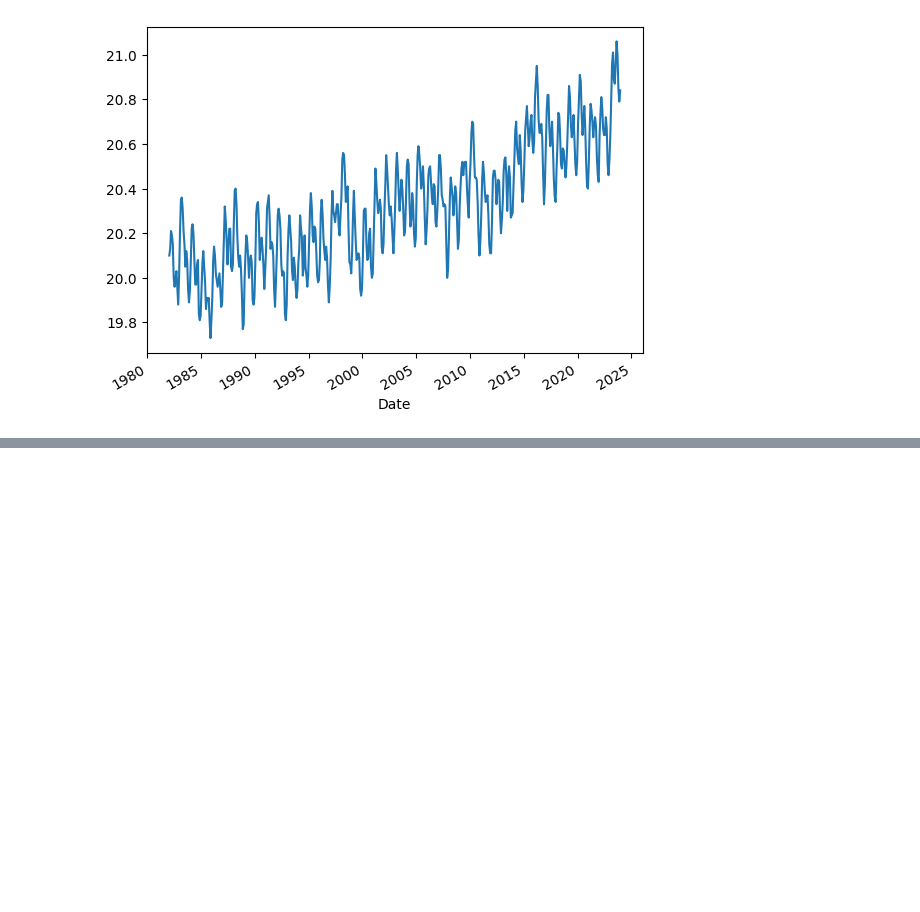
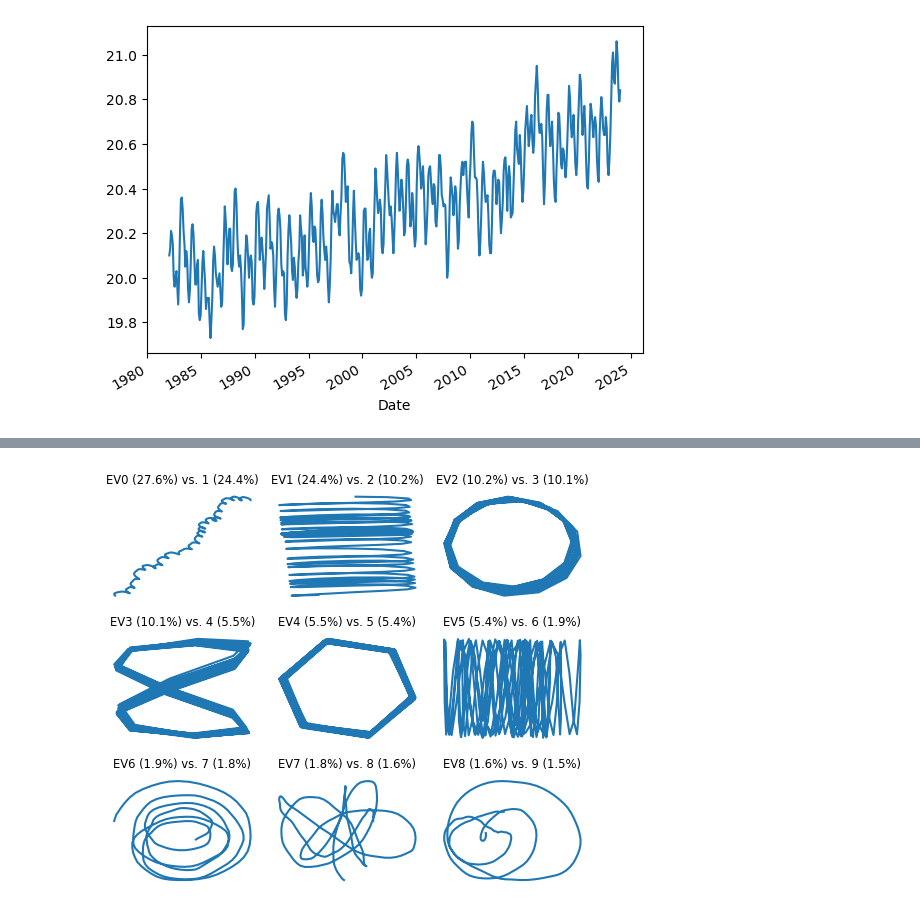
Before and after one commit to ADSCIAN/ssalib, a Jupyter notebook: notebooks/02_ssa_plotting_guide.ipynb, the cells around one changed output, grey strips where cells are left out. Cells and saved outputs as stored; diff of their text form; code cells hidden in the pictures; blank space fills up the shorter version.

```diff
--- a/notebooks/02_ssa_plotting_guide.ipynb
+++ b/notebooks/02_ssa_plotting_guide.ipynb
@@ -39,0 +85,5 @@ _ = ssa_bk.plot(kind='matrix', indices=[0,1]) #TODO: deal with title
+# %%
+ssa = SSA(sst).decompose()
+fig, axes = ssa.plot(kind='paired')
+# %% [output]
+[figure, added]
```
Also changed, not shown: parts of 24 cells of this notebook.
